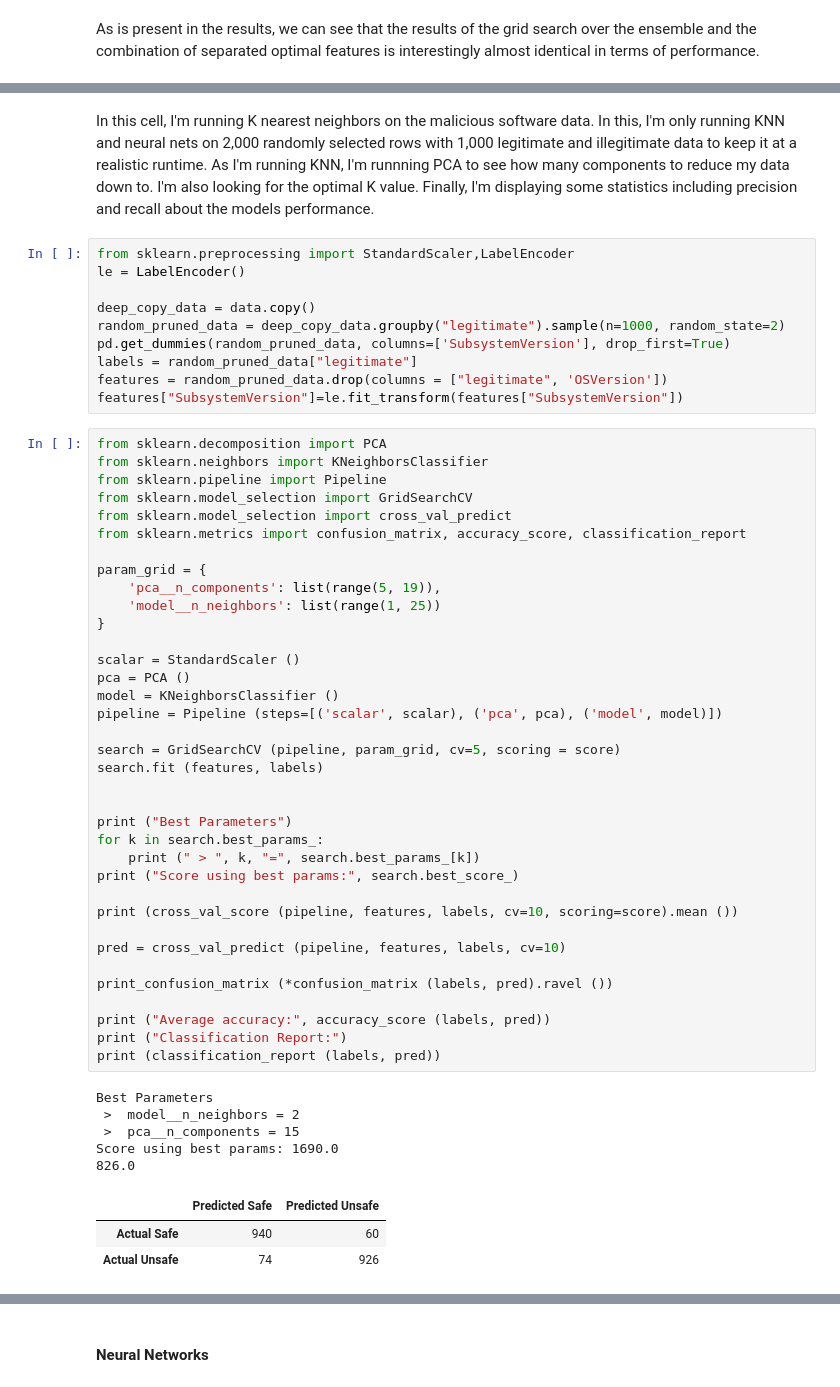
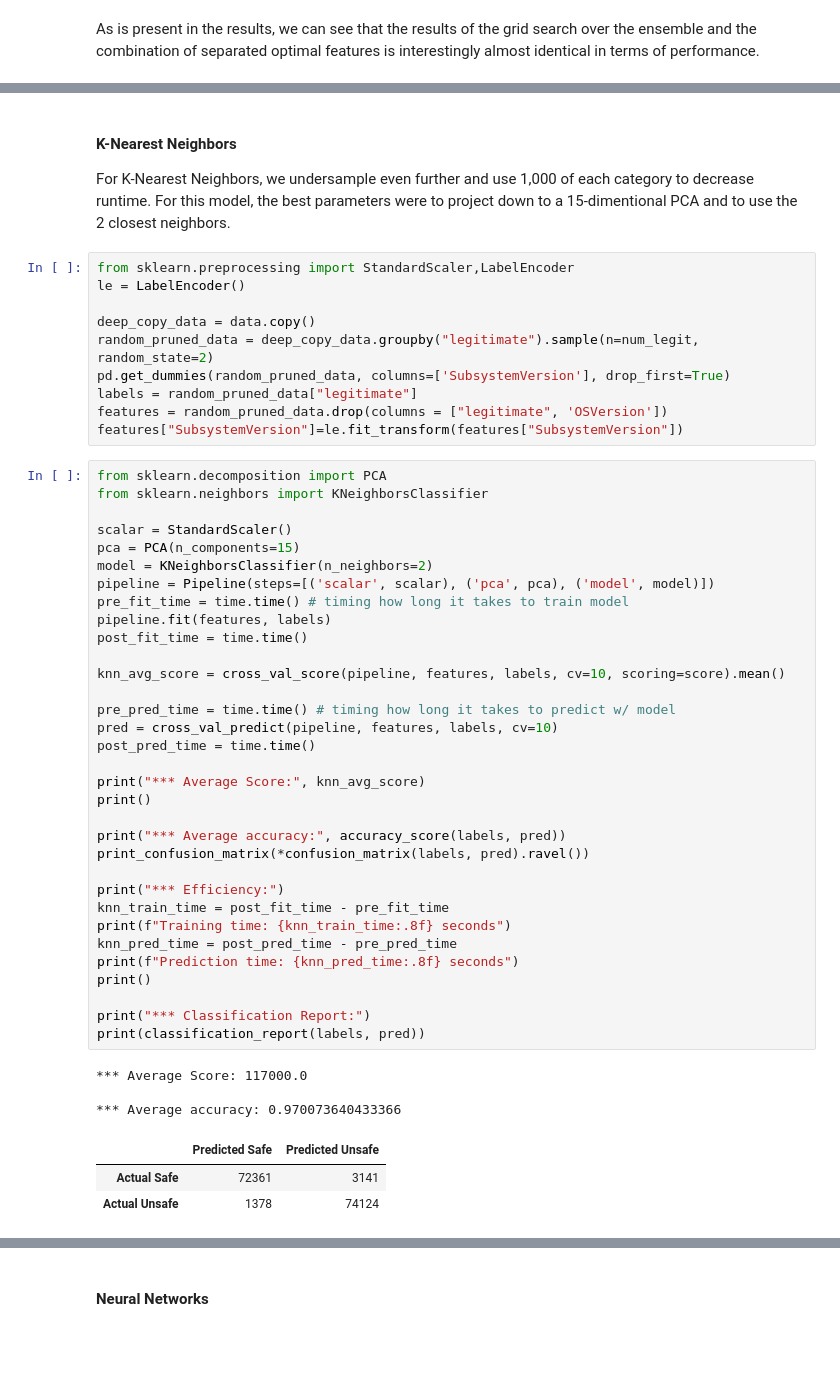
Before and after one commit to ayaabdelgawad/categorize-viruses, a Jupyter notebook: mal-classifier-vs-outlier-det.ipynb, the cells around one changed output, grey strips where cells are left out. Cells and saved outputs as stored; diff of their text form; blank space fills up the shorter version.

```diff
--- a/mal-classifier-vs-outlier-det.ipynb
+++ b/mal-classifier-vs-outlier-det.ipynb
@@ -825,11 +659,12 @@ As is present in the results, we can see that the results of the grid search ove
-# %% [markdown]
-In this cell, I'm running K nearest neighbors on the malicious software data. In this, I'm only running KNN and neural nets on 2,000 randomly selected rows with 1,000 legitimate and illegitimate data to keep it at a realistic runtime. As I'm running KNN, I'm runnning PCA to see how many components to reduce my data down to. I'm also looking for the optimal K value. Finally, I'm displaying some statistics including precision and recall about the models performance.
+# %% [markdown]
+#### K-Nearest Neighbors
+For K-Nearest Neighbors, we undersample even further and use 1,000 of each category to decrease runtime. For this model, the best parameters were to project down to a 15-dimentional PCA and to use the 2 closest neighbors.
 # %%
 from sklearn.preprocessing import StandardScaler,LabelEncoder
 le = LabelEncoder()
 
 deep_copy_data = data.copy()
-random_pruned_data = deep_copy_data.groupby("legitimate").sample(n=1000, random_state=2)
+random_pruned_data = deep_copy_data.groupby("legitimate").sample(n=num_legit, random_state=2)
 pd.get_dummies(random_pruned_data, columns=['SubsystemVersion'], drop_first=True)
 labels = random_pruned_data["legitimate"]
 features = random_pruned_data.drop(columns = ["legitimate", 'OSVersion'])
@@ -837,45 +672,40 @@ features["SubsystemVersion"]=le.fit_transform(features["SubsystemVersion"])
 # %%
 from sklearn.decomposition import PCA
 from sklearn.neighbors import KNeighborsClassifier
-from sklearn.pipeline import Pipeline
-from sklearn.model_selection import GridSearchCV
-from sklearn.model_selection import cross_val_predict
-from sklearn.metrics import confusion_matrix, accuracy_score, classification_report
 
-param_grid = {
-    'pca__n_components': list(range(5, 19)),
-    'model__n_neighbors': list(range(1, 25))
-}
+scalar = StandardScaler()
+pca = PCA(n_components=15)
+model = KNeighborsClassifier(n_neighbors=2)
+pipeline = Pipeline(steps=[('scalar', scalar), ('pca', pca), ('model', model)])
+pre_fit_time = time.time() # timing how long it takes to train model
+pipeline.fit(features, labels)
+post_fit_time = time.time()
 
-scalar = StandardScaler ()
-pca = PCA ()
-model = KNeighborsClassifier ()
-pipeline = Pipeline (steps=[('scalar', scalar), ('pca', pca), ('model', model)])
+knn_avg_score = cross_val_score(pipeline, features, labels, cv=10, scoring=score).mean()
 
-search = GridSearchCV (pipeline, param_grid, cv=5, scoring = score)
-search.fit (features, labels)
+pre_pred_time = time.time() # timing how long it takes to predict w/ model
+pred = cross_val_predict(pipeline, features, labels, cv=10)
+post_pred_time = time.time()
 
+print("*** Average Score:", knn_avg_score)
+print()
 
-print ("Best Parameters")
-for k in search.best_params_:
-    print (" > ", k, "=", search.best_params_[k])
-print ("Score using best params:", search.best_score_)
+print("*** Average accuracy:", accuracy_score(labels, pred))
+print_confusion_matrix(*confusion_matrix(labels, pred).ravel())
 
-print (cross_val_score (pipeline, features, labels, cv=10, scoring=score).mean ())
+print("*** Efficiency:")
+knn_train_time = post_fit_time - pre_fit_time
+print(f"Training time: {knn_train_time:.8f} seconds")
+knn_pred_time = post_pred_time - pre_pred_time
+print(f"Prediction time: {knn_pred_time:.8f} seconds")
+print()
 
-pred = cross_val_predict (pipeline, features, labels, cv=10)
-
-print_confusion_matrix (*confusion_matrix (labels, pred).ravel ())
-
-print ("Average accuracy:", accuracy_score (labels, pred))
-print ("Classification Report:")
-print (classification_report (labels, pred))
+print("*** Classification Report:")
+print(classification_report(labels, pred))
 # %% [output]
-Best Parameters
- >  model__n_neighbors = 2
- >  pca__n_components = 15
-Score using best params: 1690.0
-826.0
+*** Average Score: 117000.0
+
+*** Average accuracy: 0.970073640433366
 |  | Predicted Safe | Predicted Unsafe |
-| Actual Safe | 940 | 60 |
-| Actual Unsafe | 74 | 926 |
+| Actual Safe | 72361 | 3141 |
+| Actual Unsafe | 1378 | 74124 |
```
Also changed, not shown: parts of 49 cells of this notebook.
